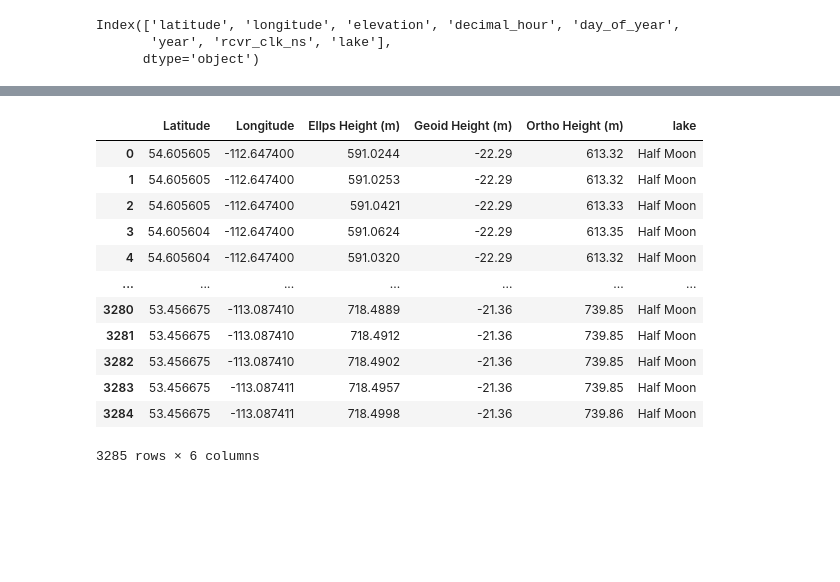
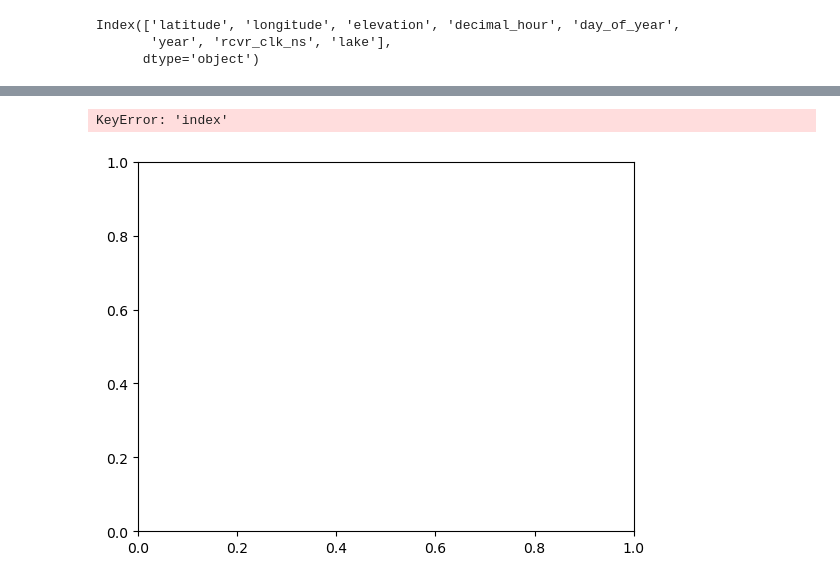
Before and after one commit to anmagomez/radar_altimetry_eval, a Jupyter notebook: src/GNSS_Tutorial.ipynb, the cells around one changed output, grey strips where cells are left out. Saved outputs shown, nothing was run; the diff lists cells and outputs as text; code cells hidden in the pictures; blank space fills up the shorter version.

```diff
--- a/src/GNSS_Tutorial.ipynb
+++ b/src/GNSS_Tutorial.ipynb
@@ -309,16 +293,6 @@ for path, subdirs, files in os.walk(root):
 # %%
-df
+# df_all_1s_final['lake'].unique()
+df_all_1s_final.plot(kind='scatter', y='Ortho Height (m)', x='index', subplots=True )
 # %% [output]
-|  | Latitude | Longitude | Ellps Height (m) | Geoid Height (m) | Ortho Height (m) | lake |
-| 0 | 54.605605 | -112.647400 | 591.0244 | -22.29 | 613.32 | Half Moon |
-| 1 | 54.605605 | -112.647400 | 591.0253 | -22.29 | 613.32 | Half Moon |
-| 2 | 54.605605 | -112.647400 | 591.0421 | -22.29 | 613.33 | Half Moon |
-| 3 | 54.605604 | -112.647400 | 591.0624 | -22.29 | 613.35 | Half Moon |
-| 4 | 54.605604 | -112.647400 | 591.0320 | -22.29 | 613.32 | Half Moon |
-| ... | ... | ... | ... | ... | ... | ... |
-| 3280 | 53.456675 | -113.087410 | 718.4889 | -21.36 | 739.85 | Half Moon |
-| 3281 | 53.456675 | -113.087410 | 718.4912 | -21.36 | 739.85 | Half Moon |
-| 3282 | 53.456675 | -113.087410 | 718.4902 | -21.36 | 739.85 | Half Moon |
-| 3283 | 53.456675 | -113.087411 | 718.4957 | -21.36 | 739.85 | Half Moon |
-| 3284 | 53.456675 | -113.087411 | 718.4998 | -21.36 | 739.86 | Half Moon |
-3285 rows × 6 columns
+KeyError: 'index'
+[figure, added]
```
Also changed, not shown: parts of 22 cells of this notebook.
